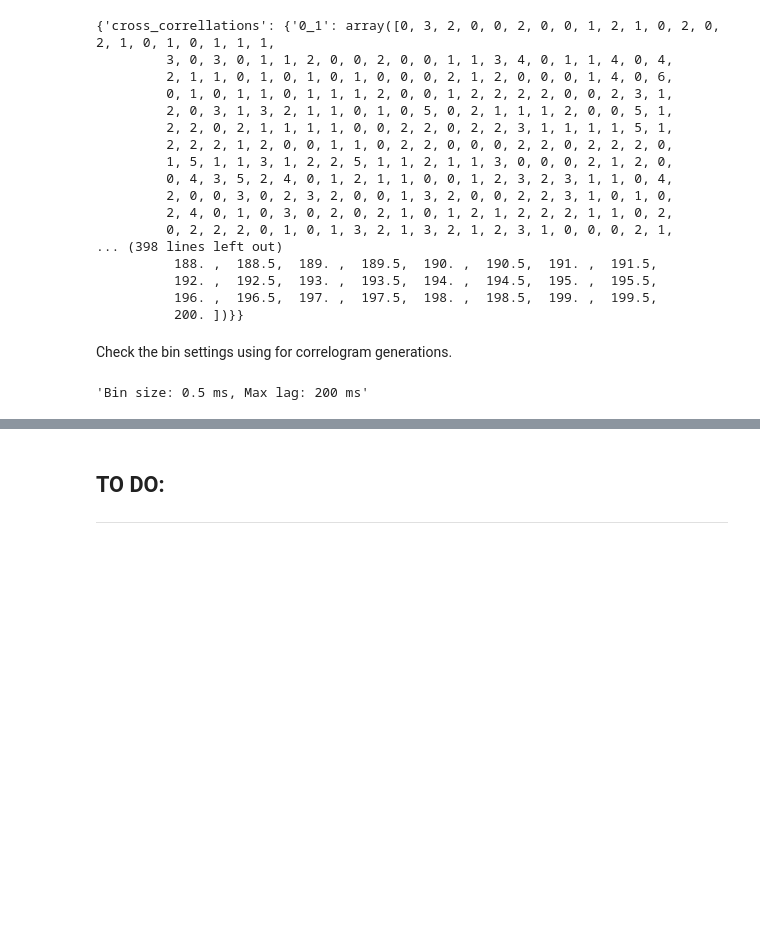
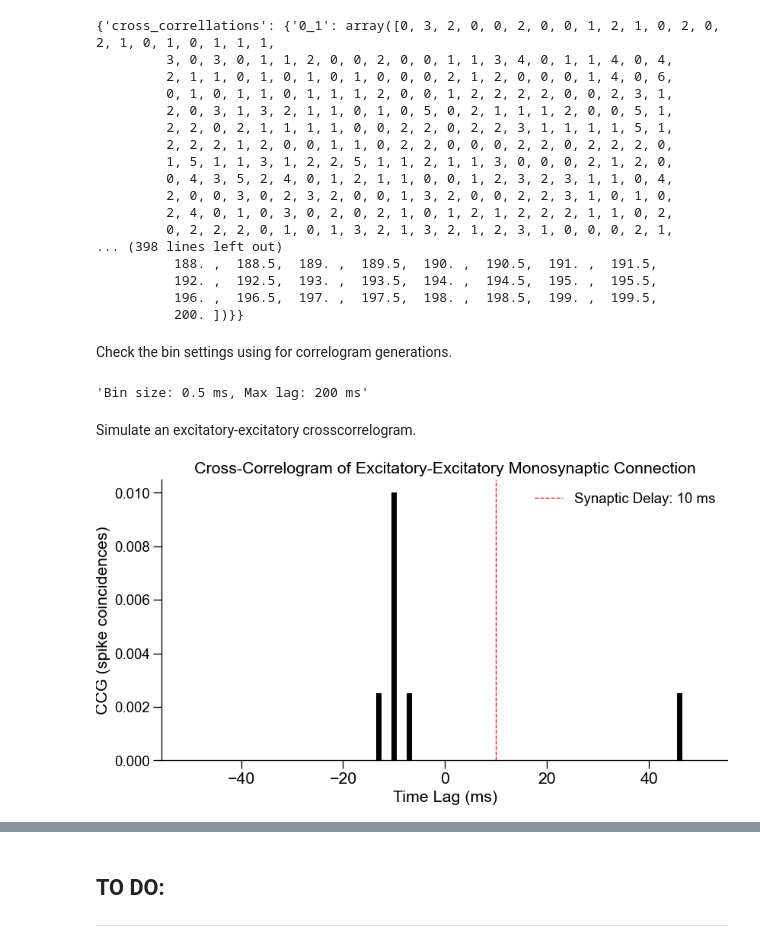
Before and after one commit to mzabolocki/SynaptiConn, a Jupyter notebook: examples/plots/plot_spiketrains_phy.ipynb, the cells around one changed output, grey strips where cells are left out. Saved outputs shown, nothing was run; the diff lists cells and outputs as text; code cells hidden in the pictures; blank space fills up the shorter version.

```diff
--- a/examples/plots/plot_spiketrains_phy.ipynb
+++ b/examples/plots/plot_spiketrains_phy.ipynb
@@ -132,3 +132,41 @@ Check the bin settings using for correlogram generations.
 snc.report_correlogram_settings()
 # %% [output]
 'Bin size: 0.5 ms, Max lag: 200 ms'
+# %% [markdown]
+Simulate an excitatory-excitatory crosscorrelogram.
+# %%
+# Parameters
+duration = 400  # Duration in ms
+bin_size = 1    # Bin size in ms for spike trains and CCG
+synaptic_delay = 10  # Synaptic delay in ms
+firing_rate = 0.01  # Probability of a spike per bin for neuron 1 (10 Hz)
+
+# Generate random spike train for neuron 1 using a Poisson process
+np.random.seed(42)
+neuron1_spike_train = np.random.rand(duration // bin_size) < firing_rate
+
+# Generate spike train for neuron 2 with a synaptic delay
+neuron2_spike_train = np.zeros_like(neuron1_spike_train)
+for i in range(len(neuron1_spike_train) - synaptic_delay):
+    if neuron1_spike_train[i]:
+        neuron2_spike_train[i + synaptic_delay] = 1
+
+# Compute CCG
+lags = np.arange(-50, 51)  # Range of lags for CCG, in ms
+ccg = np.zeros_like(lags, dtype=float)
+
+for lag_idx, lag in enumerate(lags):
+    shifted_neuron2 = np.roll(neuron2_spike_train, lag)
+    ccg[lag_idx] = np.sum(neuron1_spike_train * shifted_neuron2) / duration
+
+# Plot CCG
+plt.figure(figsize=(10, 5))
+plt.bar(lags, ccg, width=1, color='black')
+plt.xlabel('Time Lag (ms)')
+plt.ylabel('CCG (spike coincidences)')
+plt.title('Cross-Correlogram of Excitatory-Excitatory Monosynaptic Connection')
+plt.axvline(x=synaptic_delay, color='red', linestyle='--', label=f'Synaptic Delay: {synaptic_delay} ms')
+plt.legend()
+plt.show()
+# %% [output]
+[figure, added]
```
Also changed, not shown: parts of 5 cells of this notebook, 2 other files.
